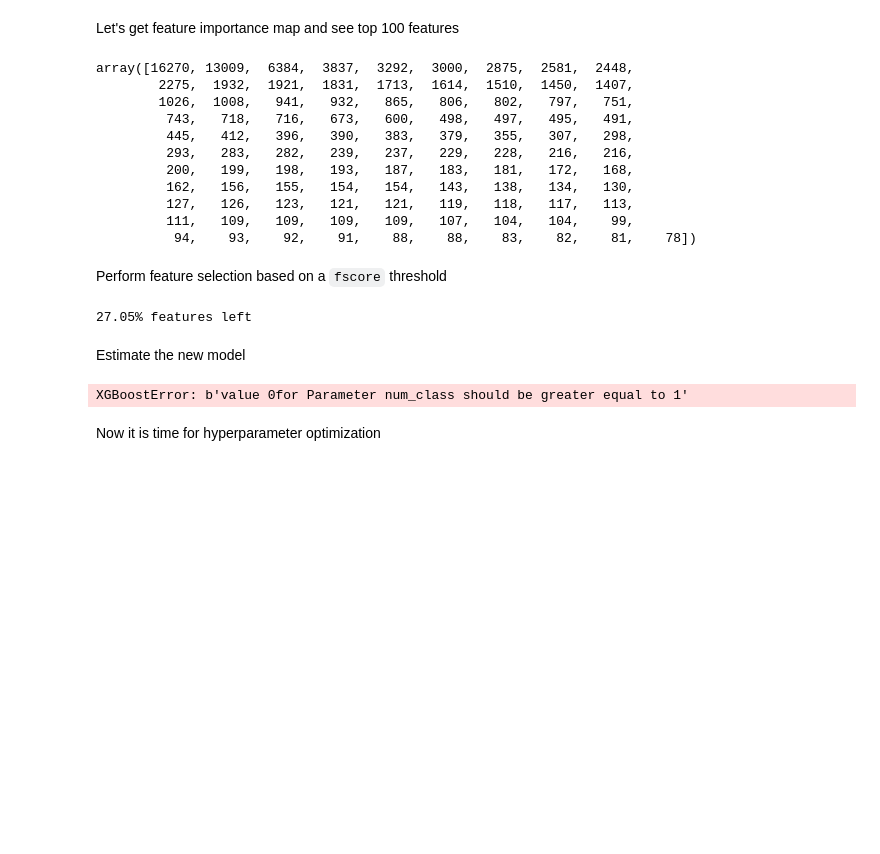
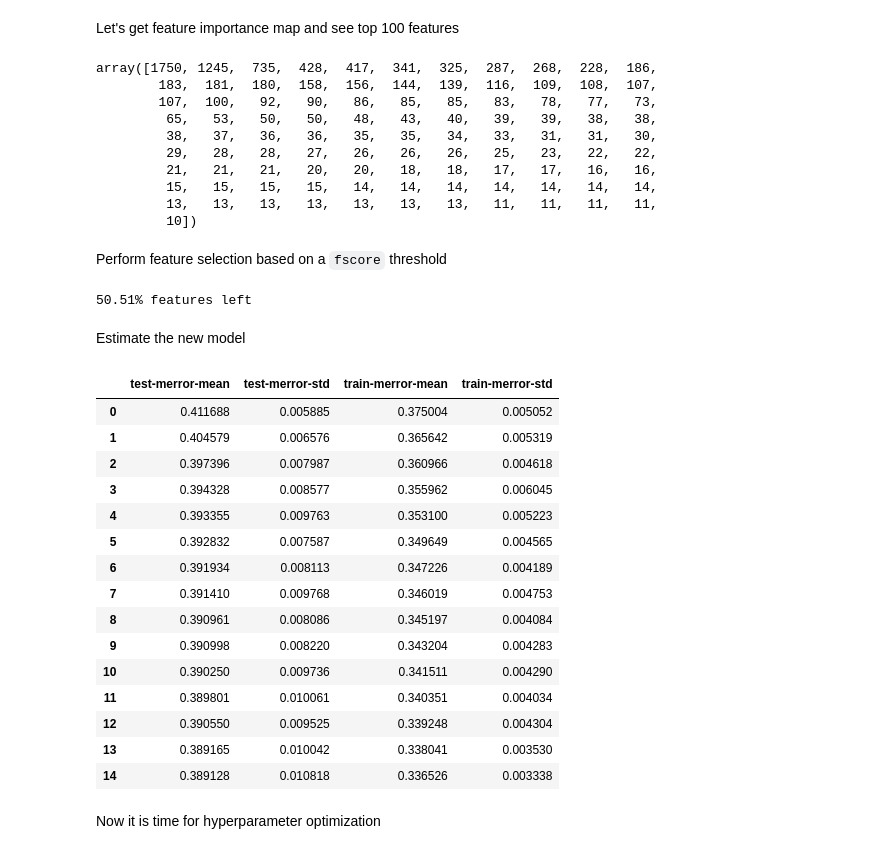
Before and after one commit to kdubovikov/shelter-animals, a Jupyter notebook: shelter-animals.ipynb, the cells around one changed output. Cells and saved outputs as stored; diff of their text form; code cells hidden in the pictures; blank space fills up the shorter version.

```diff
--- a/shelter-animals.ipynb
+++ b/shelter-animals.ipynb
@@ -244,4 +267,7 @@ xgb.cv(xgb_param_dist, xgb.DMatrix(train_x, train_yt), nfold=5)
 # %%
-xgb_param_dist.pop("num_class", None)
-cf = xgb.XGBClassifier(**xgb_param_dist)
-%time cf.fit(train_x, train_y)
+# xgb_param_dist_sk =
+# xgb_param_dist.pop("num_class", None)
+# cf = xgb.Booster(**xgb_param_dist)
+# %time cf.fit(train_x, train_y)
+
+bst = xgb.train(xgb_param_dist, xgb.DMatrix(train_x, train_yt))
@@ -258,40 +278,57 @@ Let's get feature importance map and see top 100 features
 # %%
-fscores = cf.booster().get_fscore()
+fscores = bst.get_fscore()
+# fscores = bst.get_fscore()
 np.sort(list(fscores.values()))[::-1][0:100]
 # %% [output]
-array([16270, 13009,  6384,  3837,  3292,  3000,  2875,  2581,  2448,
-        2275,  1932,  1921,  1831,  1713,  1614,  1510,  1450,  1407,
-        1026,  1008,   941,   932,   865,   806,   802,   797,   751,
-         743,   718,   716,   673,   600,   498,   497,   495,   491,
-         445,   412,   396,   390,   383,   379,   355,   307,   298,
-         293,   283,   282,   239,   237,   229,   228,   216,   216,
-         200,   199,   198,   193,   187,   183,   181,   172,   168,
-         162,   156,   155,   154,   154,   143,   138,   134,   130,
-         127,   126,   123,   121,   121,   119,   118,   117,   113,
-         111,   109,   109,   109,   109,   107,   104,   104,    99,
-          94,    93,    92,    91,    88,    88,    83,    82,    81,    78])
+array([1750, 1245,  735,  428,  417,  341,  325,  287,  268,  228,  186,
+        183,  181,  180,  158,  156,  144,  139,  116,  109,  108,  107,
+        107,  100,   92,   90,   86,   85,   85,   83,   78,   77,   73,
+         65,   53,   50,   50,   48,   43,   40,   39,   39,   38,   38,
+         38,   37,   36,   36,   35,   35,   34,   33,   31,   31,   30,
+         29,   28,   28,   27,   26,   26,   26,   25,   23,   22,   22,
+         21,   21,   21,   20,   20,   18,   18,   17,   17,   16,   16,
+         15,   15,   15,   15,   14,   14,   14,   14,   14,   14,   14,
+         13,   13,   13,   13,   13,   13,   13,   11,   11,   11,   11,
+         10])
 # %% [markdown]
 Perform feature selection based on a `fscore` threshold
 # %%
-filtered_fscores = {k: v for k, v in fscores.items() if v > 100}
+from sklearn.feature_selection import SelectFromModel
+filtered_fscores = {k: v for k, v in fscores.items() if v > 10}
 
 print("{0:1.2f}% features left".format((len(filtered_fscores) / len(fscores)) * 100))
 # model = SelectFromModel(cf ,prefit=True)
 # train_xr = model.transform(train_x)
 # %% [output]
-27.05% features left
+50.51% features left
 # %% [markdown]
 Estimate the new model
 # %%
 filtered_cols = list(filtered_fscores.keys())
 train_xr = train_x[filtered_cols]
-val_xr = val_x[filtered_cols]
+# val_xr = val_x[filtered_cols]
+test_xr = test_x[filtered_cols]
 
 # cfr = xgb.XGBClassifier(**xgb_param_dist)
 # cfr.fit(train_xr, train_y)
 xgb.cv(xgb_param_dist, xgb.DMatrix(train_xr, train_yt), 15, nfold=5)
 # %% [output]
-XGBoostError: b'value 0for Parameter num_class should be greater equal to 1'
+|  | test-merror-mean | test-merror-std | train-merror-mean | train-merror-std |
+| 0 | 0.411688 | 0.005885 | 0.375004 | 0.005052 |
+| 1 | 0.404579 | 0.006576 | 0.365642 | 0.005319 |
+| 2 | 0.397396 | 0.007987 | 0.360966 | 0.004618 |
+| 3 | 0.394328 | 0.008577 | 0.355962 | 0.006045 |
+| 4 | 0.393355 | 0.009763 | 0.353100 | 0.005223 |
+| 5 | 0.392832 | 0.007587 | 0.349649 | 0.004565 |
+| 6 | 0.391934 | 0.008113 | 0.347226 | 0.004189 |
+| 7 | 0.391410 | 0.009768 | 0.346019 | 0.004753 |
+| 8 | 0.390961 | 0.008086 | 0.345197 | 0.004084 |
+| 9 | 0.390998 | 0.008220 | 0.343204 | 0.004283 |
+| 10 | 0.390250 | 0.009736 | 0.341511 | 0.004290 |
+| 11 | 0.389801 | 0.010061 | 0.340351 | 0.004034 |
+| 12 | 0.390550 | 0.009525 | 0.339248 | 0.004304 |
+| 13 | 0.389165 | 0.010042 | 0.338041 | 0.003530 |
+| 14 | 0.389128 | 0.010818 | 0.336526 | 0.003338 |
 # %% [markdown]
 Now it is time for hyperparameter optimization
 # %%
```
Also changed, not shown: parts of 26 cells of this notebook.
